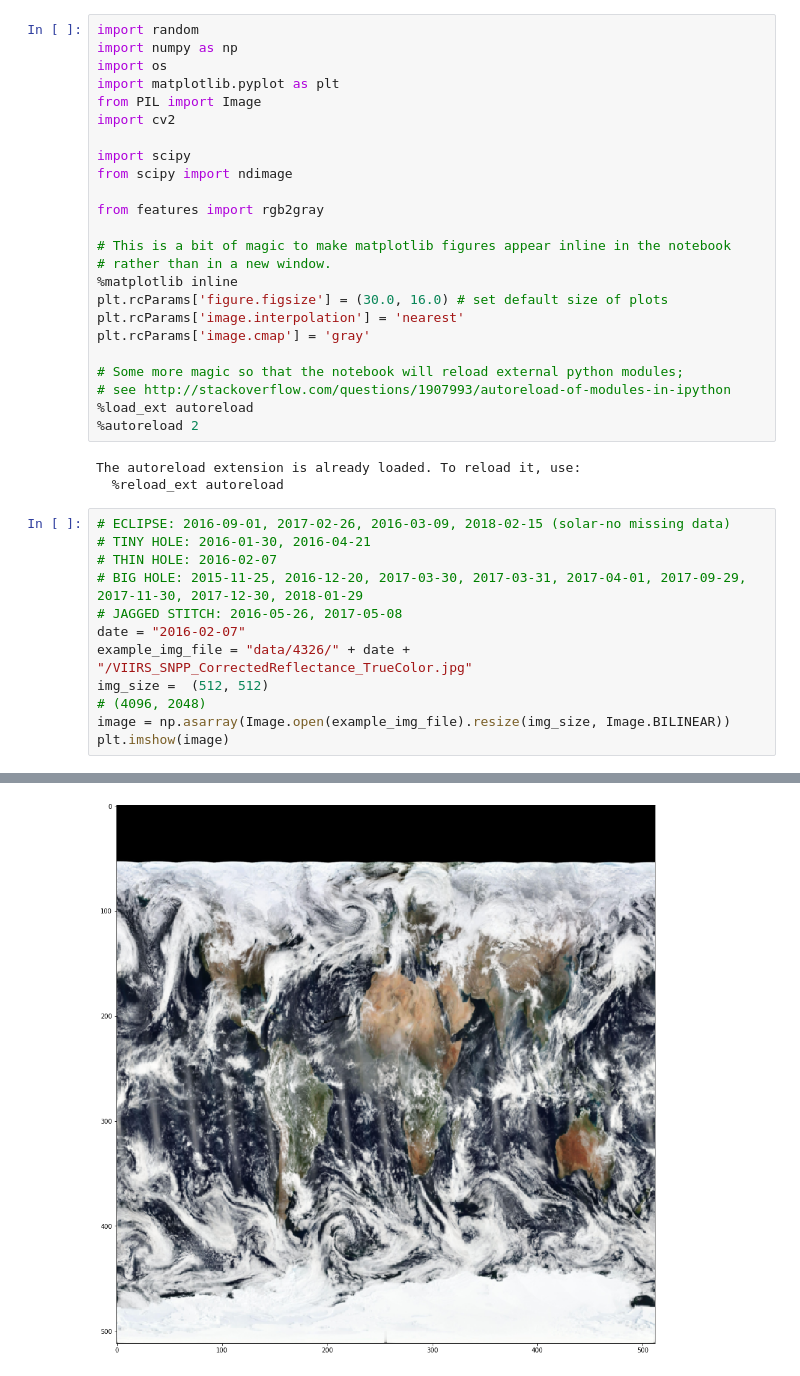
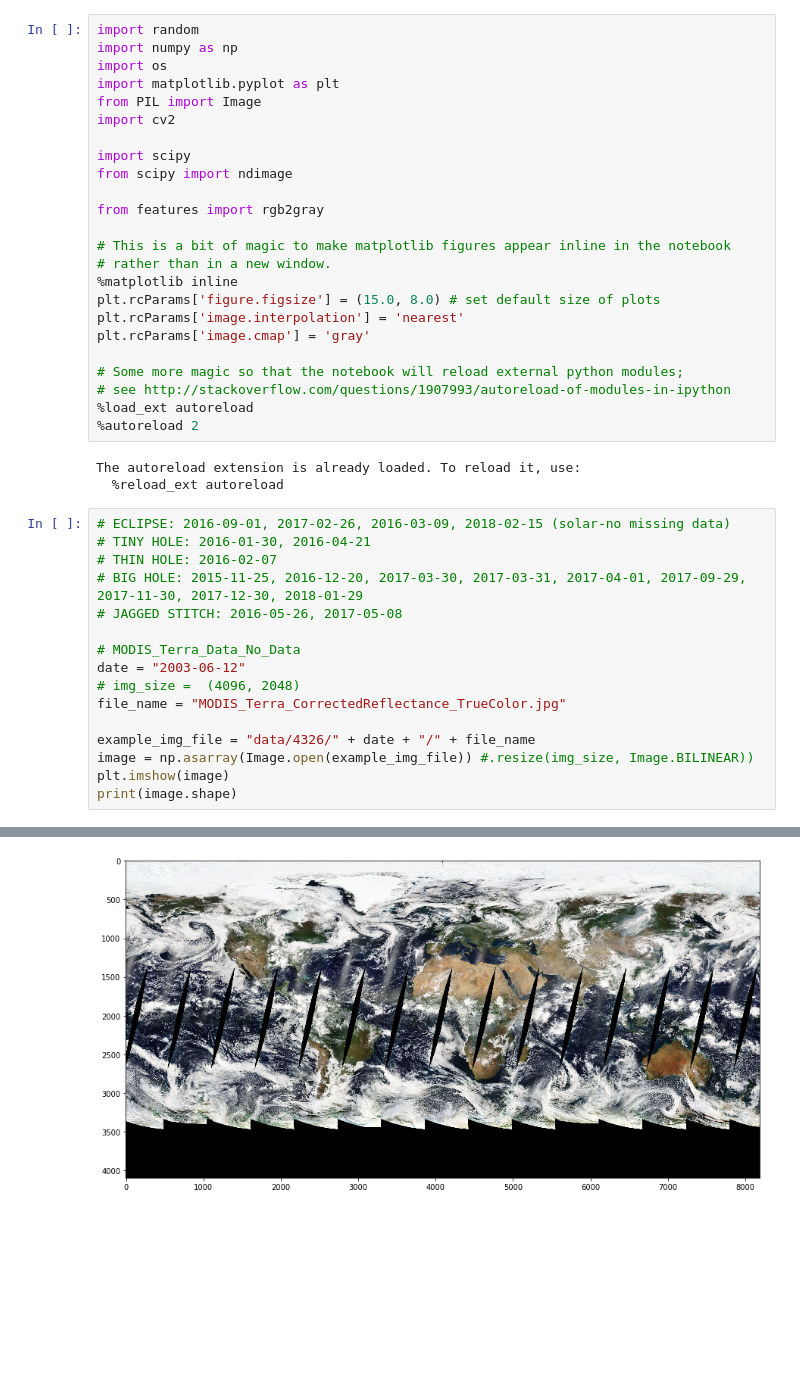
Before and after one commit to nasa-gibs/gibs-ml, a Jupyter notebook: test.ipynb, the cells around one changed output, grey strips where cells are left out. Drawn from its saved outputs; the diff is of its cells as text; blank space fills up the shorter version.

Commit message:
Add MODIS missing data detection

```diff
--- a/test.ipynb
+++ b/test.ipynb
@@ -14,7 +14,7 @@ from features import rgb2gray
 # This is a bit of magic to make matplotlib figures appear inline in the notebook
 # rather than in a new window.
 %matplotlib inline
-plt.rcParams['figure.figsize'] = (30.0, 16.0) # set default size of plots
+plt.rcParams['figure.figsize'] = (15.0, 8.0) # set default size of plots
 plt.rcParams['image.interpolation'] = 'nearest'
 plt.rcParams['image.cmap'] = 'gray'
 
@@ -31,10 +31,14 @@ The autoreload extension is already loaded. To reload it, use:
 # THIN HOLE: 2016-02-07
 # BIG HOLE: 2015-11-25, 2016-12-20, 2017-03-30, 2017-03-31, 2017-04-01, 2017-09-29, 2017-11-30, 2017-12-30, 2018-01-29
 # JAGGED STITCH: 2016-05-26, 2017-05-08
-date = "2016-02-07"
-example_img_file = "data/4326/" + date + "/VIIRS_SNPP_CorrectedReflectance_TrueColor.jpg"
-img_size =  (512, 512)
-# (4096, 2048)
-image = np.asarray(Image.open(example_img_file).resize(img_size, Image.BILINEAR))
+
+# MODIS_Terra_Data_No_Data
+date = "2003-06-12"
+# img_size =  (4096, 2048)
+file_name = "MODIS_Terra_CorrectedReflectance_TrueColor.jpg"
+
+example_img_file = "data/4326/" + date + "/" + file_name
+image = np.asarray(Image.open(example_img_file)) #.resize(img_size, Image.BILINEAR))
 plt.imshow(image)
+print(image.shape)
 # %% [output]
@@ -42 +46 @@ plt.imshow(image)
-[figure, old version]
+[figure, new version]
```
Also changed, not shown: parts of 6 cells of this notebook, 1 other file.
